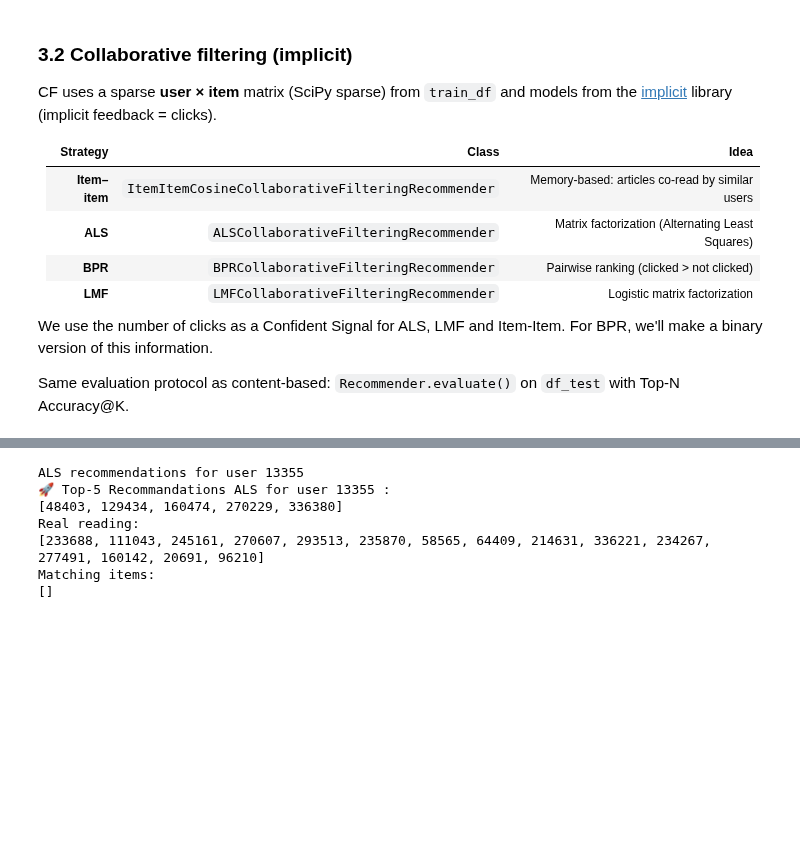
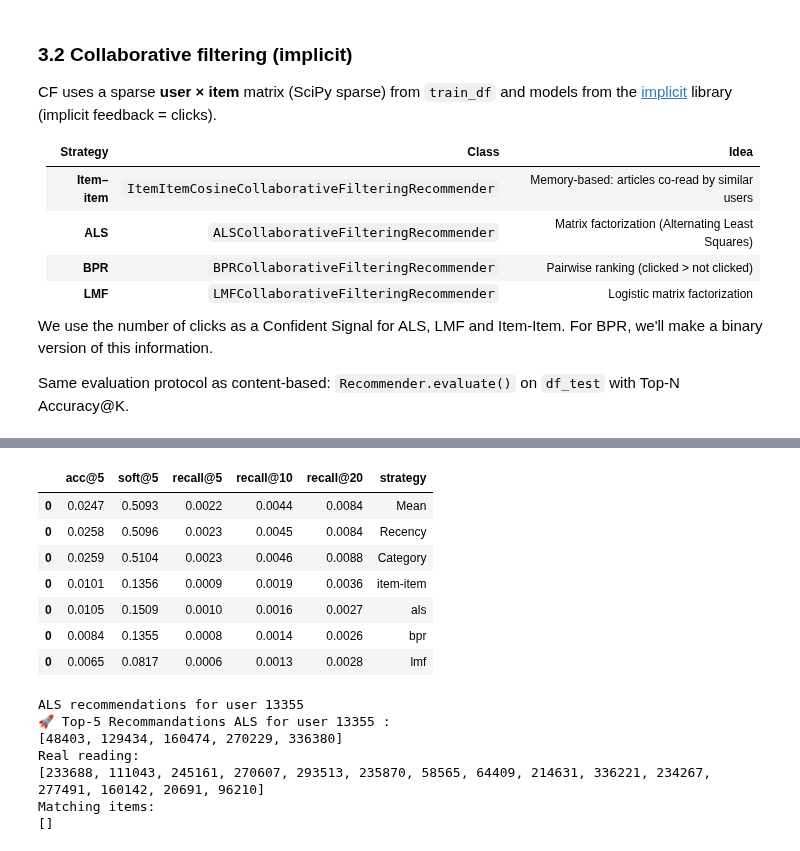
Before and after one commit to Laeti-dev/P10-Content_recommandation_app, a Jupyter notebook: notebooks/modeling.ipynb, the cells around one changed output, grey strips where cells are left out. Saved outputs shown, nothing was run; the diff lists cells and outputs as text; code cells hidden in the pictures; blank space fills up the shorter version.

```diff
--- a/notebooks/modeling.ipynb
+++ b/notebooks/modeling.ipynb
@@ -748,3 +974,15 @@ Training the LMF model...
+# %%
+results_df = pd.concat([results_df, results_cf])
+display(results_df)
+# %% [output]
+|  | acc@5 | soft@5 | recall@5 | recall@10 | recall@20 | strategy |
+| 0 | 0.0247 | 0.5093 | 0.0022 | 0.0044 | 0.0084 | Mean |
+| 0 | 0.0258 | 0.5096 | 0.0023 | 0.0045 | 0.0084 | Recency |
+| 0 | 0.0259 | 0.5104 | 0.0023 | 0.0046 | 0.0088 | Category |
+| 0 | 0.0101 | 0.1356 | 0.0009 | 0.0019 | 0.0036 | item-item |
+| 0 | 0.0105 | 0.1509 | 0.0010 | 0.0016 | 0.0027 | als |
+| 0 | 0.0084 | 0.1355 | 0.0008 | 0.0014 | 0.0026 | bpr |
+| 0 | 0.0065 | 0.0817 | 0.0006 | 0.0013 | 0.0028 | lmf |
 # %%
 # Create a list of articles in the recent window
 max_date = pd.to_datetime(train_df["click_timestamp"]).max()
```
Also changed, not shown: parts of 31 cells of this notebook, 2 other files.
